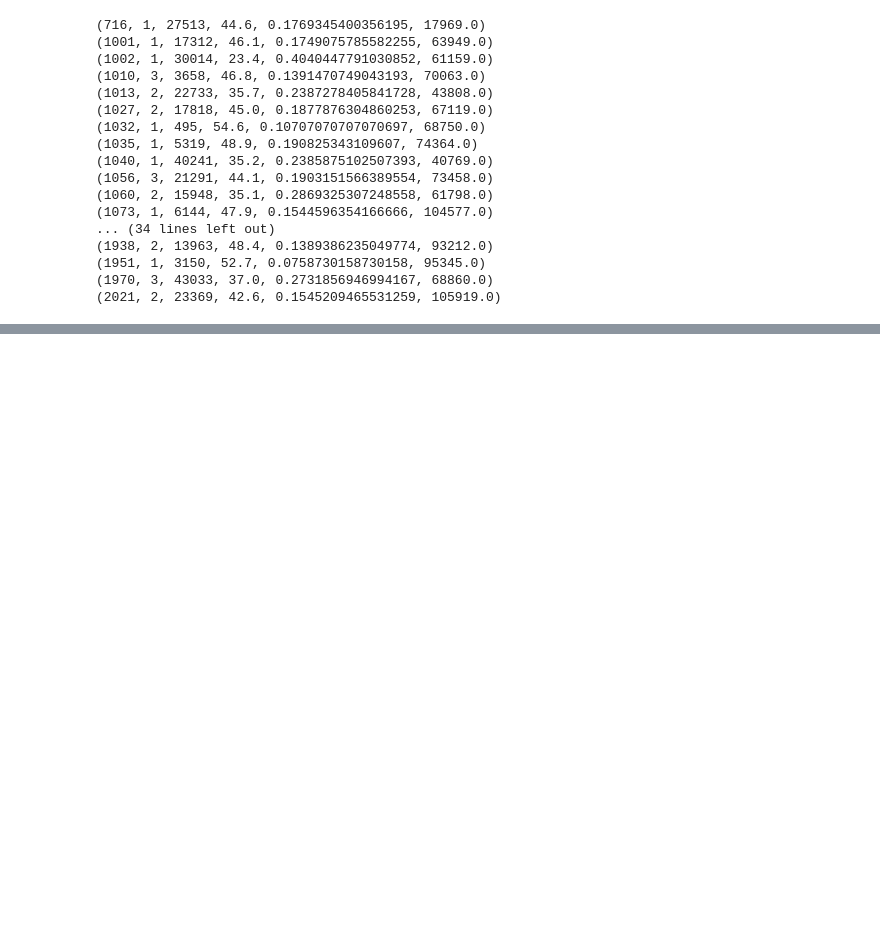
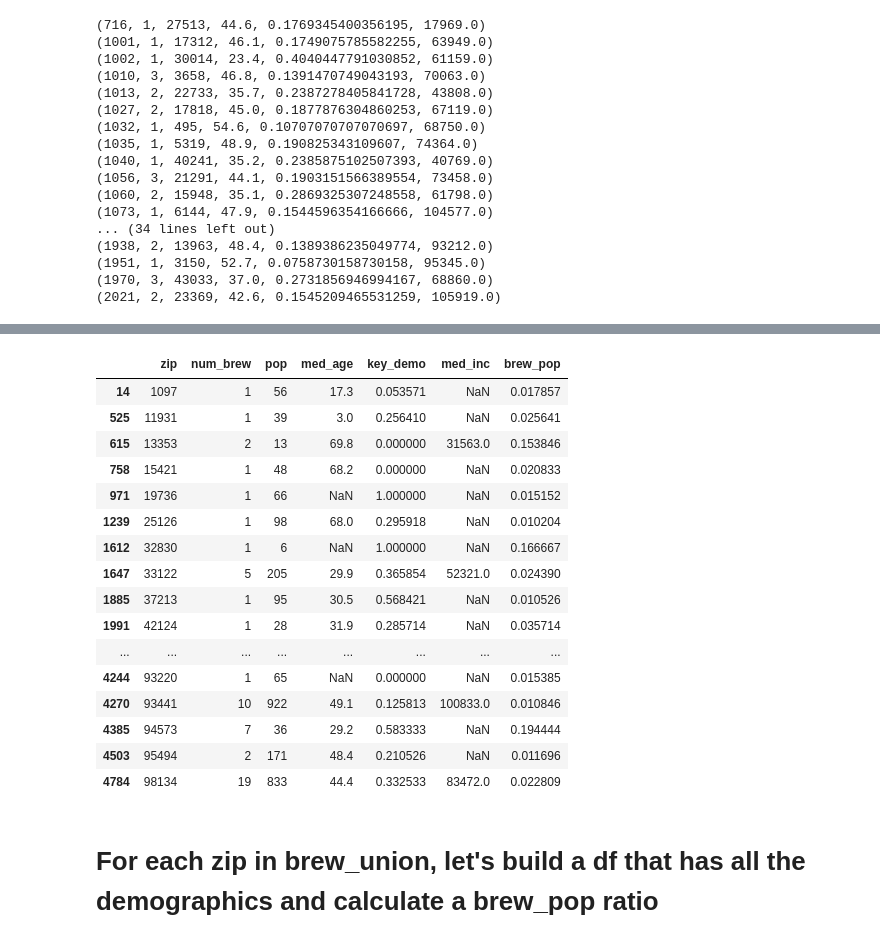
Before and after one commit to kcharlesr/brewBuds_project2, a Jupyter notebook: Brew_Flask.ipynb, the cells around one changed output, grey strips where cells are left out. Saved outputs shown, nothing was run; the diff lists cells and outputs as text; code cells hidden in the pictures; blank space fills up the shorter version.

Commit message:
pandas eval

```diff
--- a/Brew_Flask.ipynb
+++ b/Brew_Flask.ipynb
@@ -150,0 +154,18 @@ for record in bi_join:
+# %%
+
+#port the SQL query into a pandas df
+all_results = []
+
+for a,b,c,d,e,f in bi_join:
+    brew_dict = {}
+    brew_dict["zip"] = a
+    brew_dict["num_brew"] = b
+    brew_dict["pop"] = c
+    brew_dict["med_age"] = d
+    brew_dict["key_demo"] = e
+    brew_dict["med_inc"] = f
+    all_results.append(brew_dict)
+# %%
+#all_results
+all_breweries_df = pd.DataFrame(all_results)
+all_breweries_df
@@ -150,0 +186,3 @@ for record in bi_join:
+# %%
+all_breweries_df = all_breweries_df.dropna()
+all_breweries_df
@@ -150,0 +330,4 @@ for record in bi_join:
+# %%
+#calculate the brewery to population ratio
+all_breweries_df["brew_pop"] = (all_breweries_df["pop"] / all_breweries_df["num_brew"])
+all_breweries_df
@@ -150,0 +365,24 @@ for record in bi_join:
+# %%
+#count how many zips have a brew_pop index > .1
+high_brew_pop = all_breweries_df.loc[all_breweries_df["brew_pop"] > .009]
+high_brew_pop
+# %% [output]
+|  | zip | num_brew | pop | med_age | key_demo | med_inc | brew_pop |
+| 14 | 1097 | 1 | 56 | 17.3 | 0.053571 | NaN | 0.017857 |
+| 525 | 11931 | 1 | 39 | 3.0 | 0.256410 | NaN | 0.025641 |
+| 615 | 13353 | 2 | 13 | 69.8 | 0.000000 | 31563.0 | 0.153846 |
+| 758 | 15421 | 1 | 48 | 68.2 | 0.000000 | NaN | 0.020833 |
+| 971 | 19736 | 1 | 66 | NaN | 1.000000 | NaN | 0.015152 |
+| 1239 | 25126 | 1 | 98 | 68.0 | 0.295918 | NaN | 0.010204 |
+| 1612 | 32830 | 1 | 6 | NaN | 1.000000 | NaN | 0.166667 |
+| 1647 | 33122 | 5 | 205 | 29.9 | 0.365854 | 52321.0 | 0.024390 |
+| 1885 | 37213 | 1 | 95 | 30.5 | 0.568421 | NaN | 0.010526 |
+| 1991 | 42124 | 1 | 28 | 31.9 | 0.285714 | NaN | 0.035714 |
+| ... | ... | ... | ... | ... | ... | ... | ... |
+| 4244 | 93220 | 1 | 65 | NaN | 0.000000 | NaN | 0.015385 |
+| 4270 | 93441 | 10 | 922 | 49.1 | 0.125813 | 100833.0 | 0.010846 |
+| 4385 | 94573 | 7 | 36 | 29.2 | 0.583333 | NaN | 0.194444 |
+| 4503 | 95494 | 2 | 171 | 48.4 | 0.210526 | NaN | 0.011696 |
+| 4784 | 98134 | 19 | 833 | 44.4 | 0.332533 | 83472.0 | 0.022809 |
+# %% [markdown]
+# For each zip in brew_union, let's build a df that has all the demographics and calculate a brew_pop ratio
```
Also changed, not shown: parts of 26 cells of this notebook.
